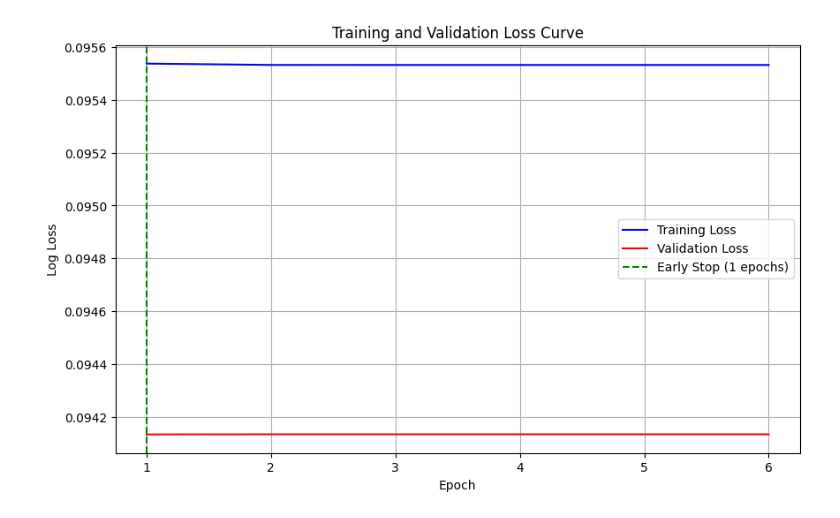
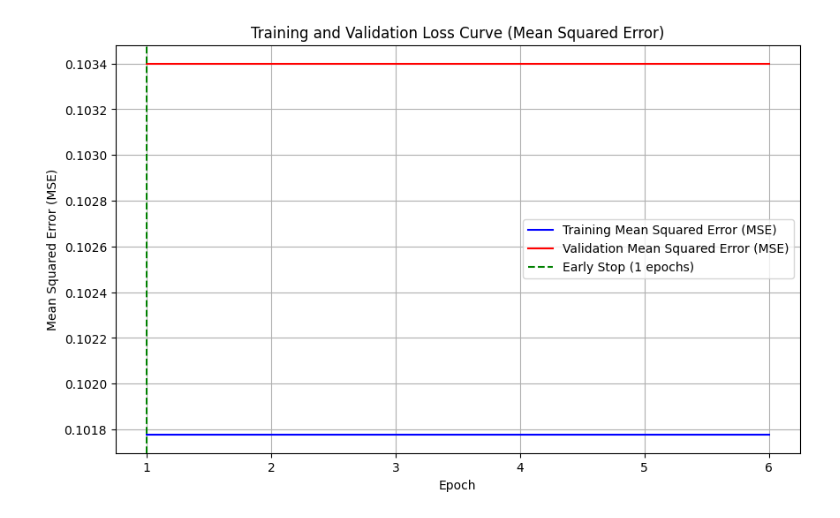
Before and after one commit to Mohamed1Hossam/ML, a Jupyter notebook: Numerical_Dataset/Linear-Regression-Final.ipynb, the cells around one changed output. Cells and saved outputs as stored; diff of their text form; code cells hidden in the pictures.

```diff
--- a/Numerical_Dataset/Linear-Regression-Final.ipynb
+++ b/Numerical_Dataset/Linear-Regression-Final.ipynb
@@ -3,16 +3,21 @@ import pandas as pd
 import numpy as np
 import matplotlib.pyplot as plt
 import seaborn as sns
-from sklearn.linear_model import SGDClassifier
+from sklearn.linear_model import SGDRegressor
 from sklearn.model_selection import train_test_split
 from sklearn.preprocessing import StandardScaler
 from sklearn.metrics import (
+    mean_squared_error,
+    r2_score,
     confusion_matrix,
     accuracy_score,
     roc_curve,
-    roc_auc_score,
-    log_loss
+    roc_auc_score
 )
+
+DATASET_NAME = 'Credit Card Fraud Detection Dataset 2023'
+FILE_NAME = 'creditcard_2023.csv'
+TOTAL_SAMPLES = 568630
 # %% [markdown]
 ## 📝 Project Description Document: General Information on Dataset (a.)
 
@@ -56,4 +31,10 @@ Data loaded.
 # %%
+Data = pd.read_csv(FILE_NAME)
+
+# Separate features (X) and target (y). Drop 'id' column.
+X = Data.drop(['id', 'Class'], axis=1)
+y = Data['Class']
+
 # 1. Split into temporary set (Train+Validation) and Test set (20%)
 X_temp, X_test, y_temp, y_test = train_test_split(
     X, y, test_size=0.2, random_state=42, stratify=y
@@ -70,6 +51,12 @@ X_train_scaled = scaler.fit_transform(X_train)
 X_val_scaled = scaler.transform(X_val)
 X_test_scaled = scaler.transform(X_test)
 
-print("Features split and scaled.")
-print(f"Train Set Size: {X_train_scaled.shape[0]}, Validation Set Size: {X_val_scaled.shape[0]}, Test Set Size: {X_test_scaled.shape[0]}")
+TRAIN_SIZE = X_train_scaled.shape[0]
+VAL_SIZE = X_val_scaled.shape[0]
+TEST_SIZE = X_test_scaled.shape[0]
+
+print(f"Data split and scaled:")
+print(f"  Training Set (60%): {TRAIN_SIZE} samples")
+print(f"  Validation Set (20%): {VAL_SIZE} samples")
+print(f"  Testing Set (20%): {TEST_SIZE} samples")
 # %% [output]
@@ -168,16 +162,16 @@ y_pred_prob = model.predict_proba(X_test_scaled)[:, 1]
 # %%
-## Loss Curve (Train vs. Validation)
-epochs = range(1, len(training_losses) + 1)
-
+# Loss Curve (Mean Squared Error)
+epochs_plot = range(1, len(training_losses) + 1)
 plt.figure(figsize=(10, 6))
-plt.plot(epochs, training_losses, label='Training Loss', color='b')
-plt.plot(epochs, validation_losses, label='Validation Loss', color='r')
-plt.axvline(x=best_epoch, color='g', linestyle='--', label=f'Early Stop ({best_epoch} epochs)')
-plt.title('Training and Validation Loss Curve')
+plt.plot(epochs_plot, training_losses, label='Training Mean Squared Error (MSE)', color='b')
+plt.plot(epochs_plot, validation_losses, label='Validation Mean Squared Error (MSE)', color='r')
+if best_epoch > 0:
+    plt.axvline(x=best_epoch, color='g', linestyle='--', label=f'Early Stop ({best_epoch} epochs)')
+plt.title('Training and Validation Loss Curve (Mean Squared Error)')
 plt.xlabel('Epoch')
-plt.ylabel('Log Loss')
+plt.ylabel('Mean Squared Error (MSE)')
 plt.legend()
 plt.grid(True)
 plt.show()
 # %% [output]
-[figure, old version]
+[figure, new version]
```
Also changed, not shown: parts of 15 cells of this notebook.
